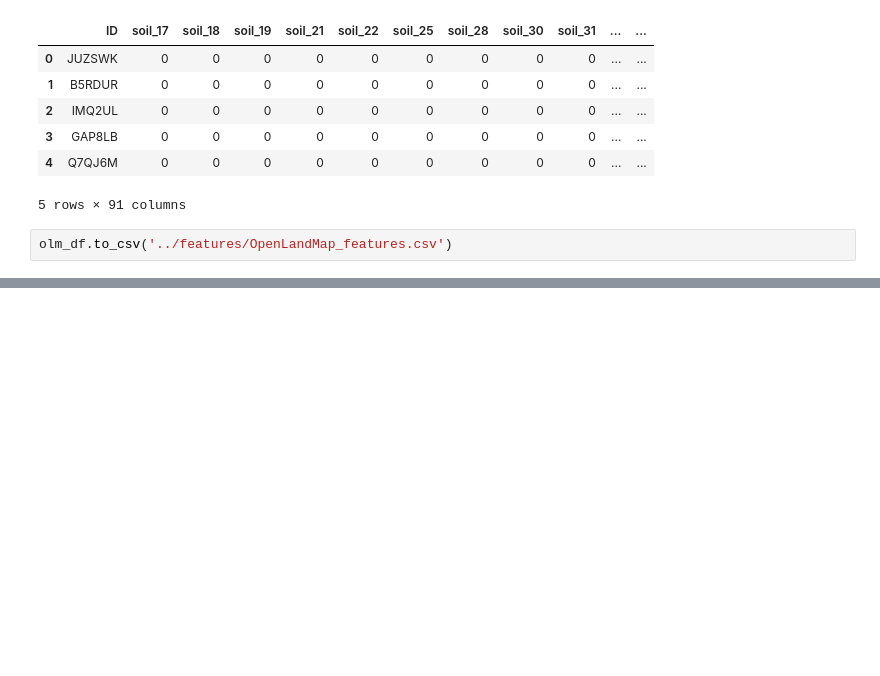
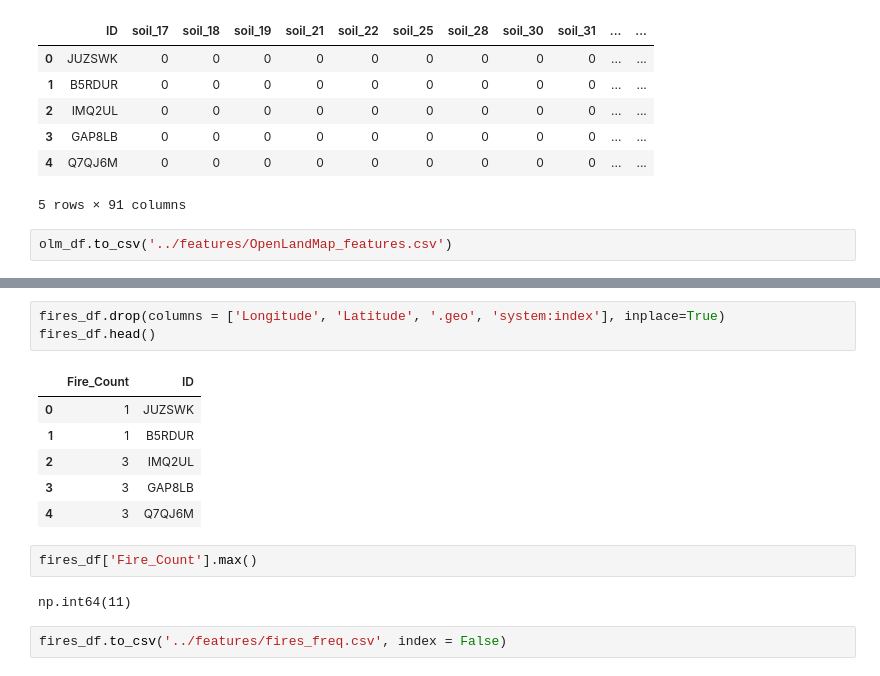
Before and after one commit to lucknera/projekt_interdyscyplinarny, a Jupyter notebook: models/olek-fe.ipynb, the cells around one changed output, grey strips where cells are left out. Cells and saved outputs as stored; diff of their text form; blank space fills up the shorter version.

```diff
--- a/models/olek-fe.ipynb
+++ b/models/olek-fe.ipynb
@@ -1511,0 +1549,16 @@ olm_df.to_csv('../features/OpenLandMap_features.csv')
+# %%
+fires_df.drop(columns = ['Longitude', 'Latitude', '.geo', 'system:index'], inplace=True)
+fires_df.head()
+# %% [output]
+|  | Fire_Count | ID |
+| 0 | 1 | JUZSWK |
+| 1 | 1 | B5RDUR |
+| 2 | 3 | IMQ2UL |
+| 3 | 3 | GAP8LB |
+| 4 | 3 | Q7QJ6M |
+# %%
+fires_df['Fire_Count'].max()
+# %% [output]
+np.int64(11)
+# %%
+fires_df.to_csv('../features/fires_freq.csv', index = False)
```
Also changed, not shown: parts of 8 cells of this notebook, 1 other file.
